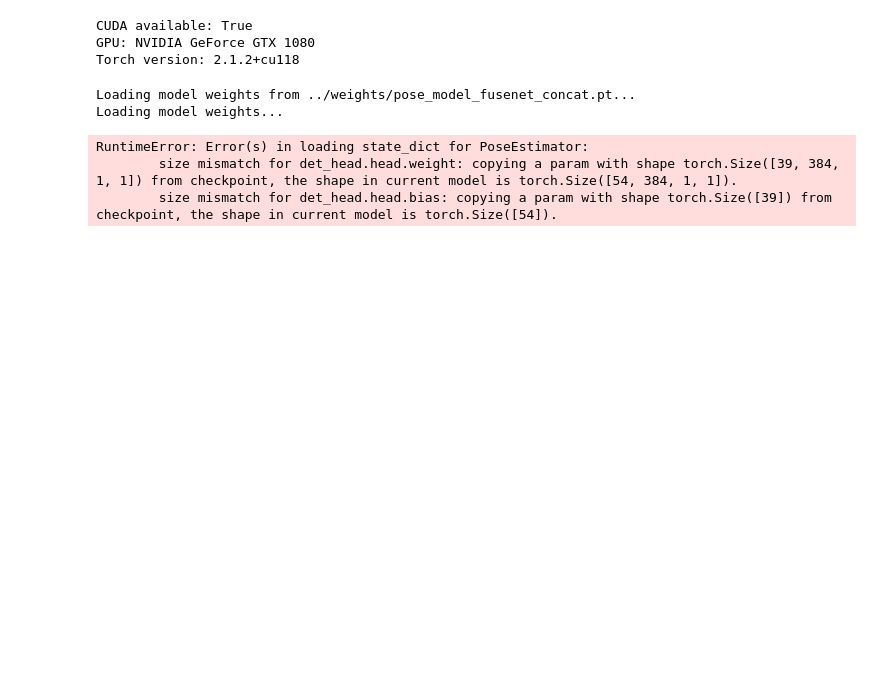
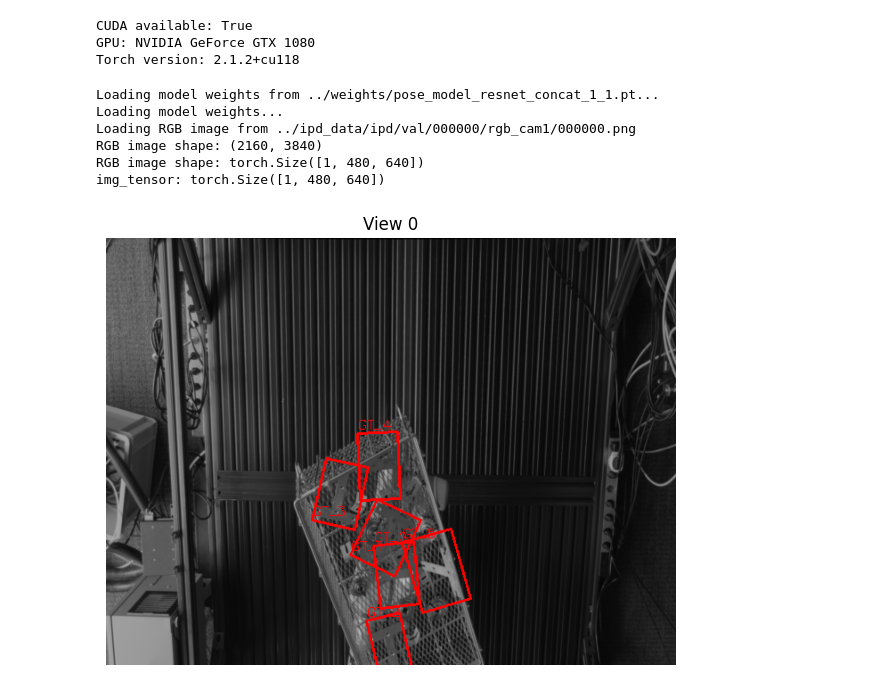
Before and after one commit to Anto1Roy/DL_Final_Project, a Jupyter notebook: Notebooks/visualization.ipynb, the cells around one changed output. Drawn from its saved outputs; the diff is of its cells as text; code cells hidden in the pictures; blank space fills up the shorter version.

Commit message:
val data workingf

```diff
--- a/Notebooks/visualization.ipynb
+++ b/Notebooks/visualization.ipynb
@@ -94,14 +94,14 @@ device = torch.device("cuda" if torch.cuda.is_available() else "cpu")
 renderer_config = config.get("renderer", {"width": 640, "height": 480, "device": device})
 
 model = PoseEstimator(
-    sensory_channels,
-    encoder_type=encoder_type,
-    fusion_type=fusion_type,
-    n_views=len(cam_ids),
-    num_classes=len(train_obj_ids)  # 🔥 Add this line to match training
-).to(device)
+        sensory_channels,
+        encoder_type=encoder_type,
+        fusion_type=fusion_type,
+        obj_ids=train_obj_ids,
+        n_views=len(cam_ids),
+    ).to(device)
 
-model_path = f"../weights/pose_model_{encoder_type}_{fusion_type}.pt"
+model_path = f"../weights/pose_model_{encoder_type}_{fusion_type}_{len(modalities)}_{len(cam_ids)}.pt"
 # %%
 def move_sample_to_device(sample, device):
     X, Y = sample["X"], sample["Y"]
@@ -131,7 +131,7 @@ import matplotlib.pyplot as plt
 
 from Models.helpers import quaternion_to_matrix
 from Models.PoseEstimatorSeen.PoseEstimation import PoseEstimator
-from Metrics.visualization import draw_pose_axes, draw_bbox_from_pose
+from Metrics.visualization import draw_pose_axes, draw_rotated_2d_bbox_from_pose
 
 device = torch.device("cuda" if torch.cuda.is_available() else "cpu")
 
@@ -145,7 +145,7 @@ else:
 model.eval()
 
 # --- Load a sample from dataset ---
-sample = dataset[1]
+sample = dataset.__getitem__(0)  # Load the first sample from the dataset
 sample = move_sample_to_device(sample, device)
 X, Y = sample["X"], sample["Y"]
 K_list = X["K"]
@@ -166,42 +166,49 @@ num_views = len(X["views"])
 fig, axes = plt.subplots(1, num_views, figsize=(6 * num_views, 6))
 if num_views == 1:
     axes = [axes]
 
 for idx, view in enumerate(X["views"]):
     img_tensor = view["rgb"].cpu()
+    print("img_tensor:", img_tensor.shape)
     img_pil = ToPILImage()(img_tensor)
     img_rgb = np.array(img_pil.convert("RGB"))
     vis = img_rgb.copy()
 
     K_np = K_list[idx].cpu().numpy()
 
     # Draw GT poses in red
     for i, gt in enumerate(Y["gt_poses"]):
+        # gt = Y["gt_poses"][11]
         R_gt = gt["R"].cpu().numpy()
         t_gt = gt["t"].cpu().numpy()
+        # print("t_gt:", t_gt)
+        # print("R_gt:", R_gt)
+        # print("K_np:", K_np)
         if render_mode == "axes":
             vis = draw_pose_axes(vis, R_gt, t_gt, K_np, label=f"GT_{i}", color=(255, 0, 0))
         else:
-            vis = draw_bbox_from_pose(vis, R_gt, t_gt, K_np, label=f"GT_{i}", color=(255, 0, 0))
+            vis = draw_rotated_2d_bbox_from_pose(vis, R_gt, t_gt, K_np, label=f"GT_{i}", color=(255, 0, 0))
 
     # Draw predictions in green
-    for i, det in enumerate(detections):
-        R_pred = quaternion_to_matrix(det["quat"].unsqueeze(0))[0].cpu().numpy()
-        t_pred = det["trans"].cpu().numpy()
-        if render_mode == "axes":
-            vis = draw_pose_axes(vis, R_pred, t_pred, K_np, label=f"Pred_{i}", color=(0, 255, 0))
-        else:
-            vis = draw_bbox_from_pose(vis, R_pred, t_pred, K_np, label=f"Pred_{i}", color=(0, 255, 0))
+    # for i, det in enumerate(detections):
+    #     R_pred = quaternion_to_matrix(det["quat"].unsqueeze(0))[0].cpu().numpy()
+    #     t_pred = det["trans"].cpu().numpy()
+    #     if render_mode == "axes":
+    #         vis = draw_pose_axes(vis, R_pred, t_pred, K_np, label=f"Pred_{i}", color=(0, 255, 0))
+    #     else:
+    #         vis = draw_bbox_from_pose(vis, R_pred, t_pred, K_np, label=f"Pred_{i}", color=(0, 255, 0))
 
     axes[idx].imshow(vis)
     axes[idx].set_title(f"View {idx}")
     axes[idx].axis("off")
 
 plt.tight_layout()
 plt.show()
 # %% [output]
-Loading model weights from ../weights/pose_model_fusenet_concat.pt...
+Loading model weights from ../weights/pose_model_resnet_concat_1_1.pt...
 Loading model weights...
+Loading RGB image from ../ipd_data/ipd/val/000000/rgb_cam1/000000.png
+RGB image shape: (2160, 3840)
+RGB image shape: torch.Size([1, 480, 640])
+img_tensor: torch.Size([1, 480, 640])
-RuntimeError: Error(s) in loading state_dict for PoseEstimator:
-        size mismatch for det_head.head.weight: copying a param with shape torch.Size([39, 384, 1, 1]) from checkpoint, the shape in current model is torch.Size([54, 384, 1, 1]).
-        size mismatch for det_head.head.bias: copying a param with shape torch.Size([39]) from checkpoint, the shape in current model is torch.Size([54]).
+[figure, added]
```
Also changed, not shown: 6 other files.
